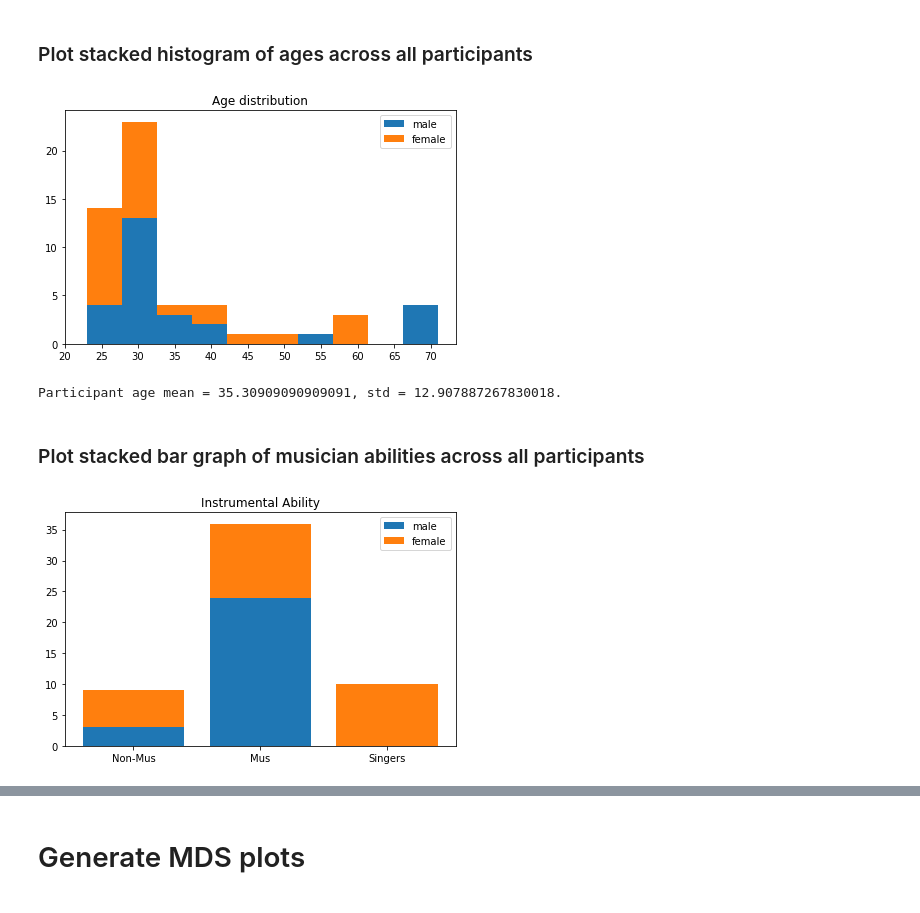
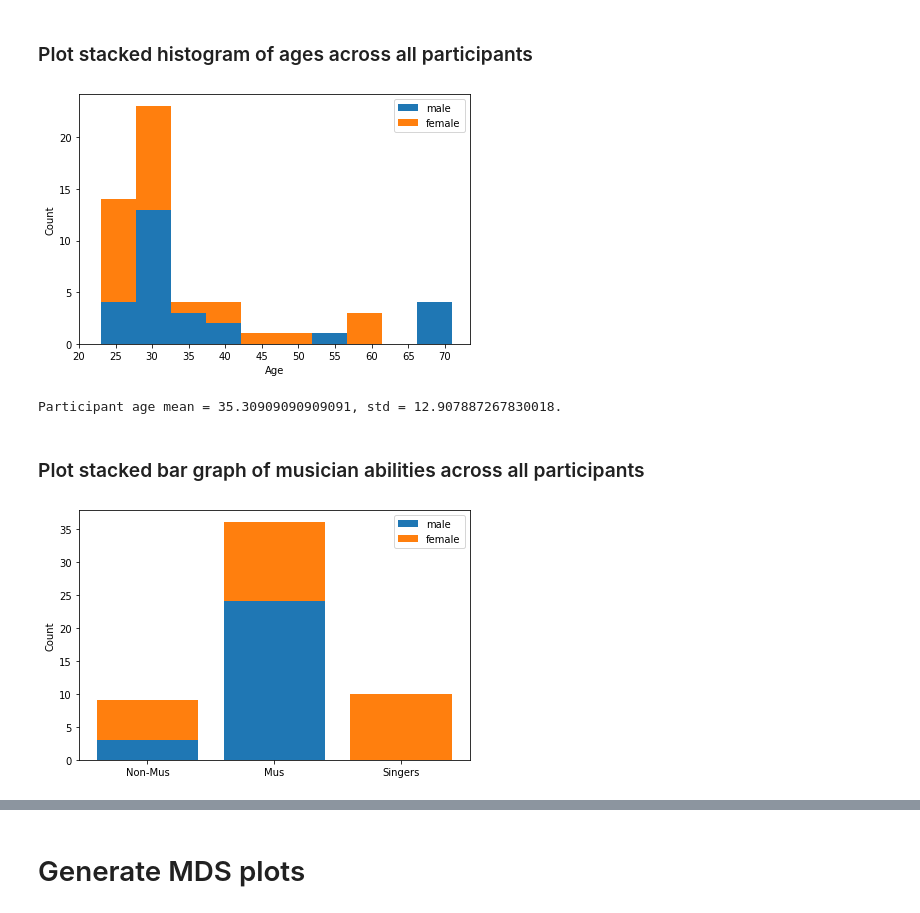
Before and after one commit to Trebolium/VoicePerception, a Jupyter notebook: Exploratory Study on Perceptual Spaces of the Singing Voice.ipynb, the cells around one changed output, grey strips where cells are left out. Drawn from its saved outputs; the diff is of its cells as text; code cells hidden in the pictures.

```diff
--- a/Exploratory Study on Perceptual Spaces of the Singing Voice.ipynb
+++ b/Exploratory Study on Perceptual Spaces of the Singing Voice.ipynb
@@ -640,8 +847,6 @@ if run_once:
     for key in h5_ram.keys():
         print(h5_ram[key].shape)
 
-    num_experiments = len(h5_ram['participantRatings'])
-    num_experiments
 else:
     raise Exception('Error. Do not run this cell a second time without restarting the kernel')
 
@@ -788,7 +1046,7 @@ for experiment_idx in range(num_experiments):
         plt.hist(flattened_dissim_matrix, bins=15)
         os.makedirs(directory_name, exist_ok=True)
         title ='Experiment_idx {0} ratings'.format(experiment_idx)
-        plt.title(title)
+        # plt.title(title)
         plt.tight_layout()
         if save_plot:
             plt.savefig(directory_name +'/' +'Experiment_idx {0} ratings'.format(experiment_idx))
@@ -834,7 +1092,7 @@ profile_array = np.empty((0,total_features))
 
 profile_label_names = ['Hearing Impairments',
                  'Listen Ability',
-                 'Musician Category',
+                 'Instrumentation',
                  'MSI score',
                  'Task Comprehension Level',
                  'Identity Recognition',
@@ -843,7 +1101,7 @@ profile_label_names = ['Hearing Impairments',
 
 profile_label_dict = {'Hearing Impairments':('Hearing Impairments',('None','Not significant')),
                  'Listen Ability':('Score',('4','5','6','7','8')),
-                 'Musician Category':('Musical Category',('Non-musician','Musician','Singer')),
+                 'Instrumentation':('Musical Category',('Non-musician','Musician','Singer')),
                  'MSI score':('Score',()),
                  'Task Comprehension Level':('Task Comprehension Level',('1','2','3','4','5')),
                  'Identity Recognition':('Score',()),
@@ -855,10 +1113,10 @@ for i in range(num_experiments):
     row = np.array([p[20], #hearImpairments
                     p[22], #listening_ability
                     p[24], #musician_category
-                    p[23], #msi_score
+                    round(float(p[23]), 2), #msi_score
                     p[25], #task comprehension
                     p[26], #similarity identification (zero_error)
-                    p[27]])#consistency
+                    round(float(p[27]), 2)])#consistency
 #     pdb.set_trace()
     row = row.reshape(-1, total_features)
     profile_array = np.append(profile_array, row, axis=0)
@@ -873,7 +1131,9 @@ for i in range(profile_array.shape[1]):
     for experiment_idx in range(num_experiments):
         if i == 5: # if similarity misenditification (zero error)
             # a list saved as a string-byte - convert to string, then to literal list
-            corrected_list = ast.literal_eval(profile_array[experiment_idx][i].decode('utf-8'))
+            profile_array_i_string = profile_array[experiment_idx][i]
+            profile_array_i_string = bytes_to_str(profile_array_i_string)
+            corrected_list = ast.literal_eval(profile_array_i_string)
             profile_feature_list.append(sum(corrected_list))
 
         else:
@@ -894,9 +1154,9 @@ for i in range(profile_array.shape[1]):
     title =f'Participant {profile_label_names[i]} {rep_type}'
     plt.xlabel(profile_label_dict[profile_label_names[i]][0])
     plt.ylabel('Count')
-    plt.title(title)
+#     # plt.title(title)
     plt.tight_layout()
-    if save_plot:
+    if True:
         plt.savefig(directory_name +'/' +title)
     plt.show()
     plt.close()
@@ -911,43 +1171,44 @@ for i in range(profile_array.shape[1]):
 # %% [markdown]
 ### Plot stacked histogram of ages across all participants
 # %%
-
 ages = []
 male_ages=[]
 female_ages=[]
 for experiment_idx in range(num_experiments):
-    ages.append(int(h5_ram['participant_info'][experiment_idx][7]))
-#     print(h5_ram['participant_info'][experiment_idx][8].decode("utf-8"))
-    if h5_ram['participant_info'][experiment_idx][8].decode("utf-8")=='m':
+    # ages.append(int(h5_ram['participant_info'][experiment_idx][7]))
+    gender_indicator = h5_ram['participant_info'][experiment_idx][8]
+    gender_indicator = bytes_to_str(gender_indicator)
+    if gender_indicator == 'm':
         gender = 0
         male_ages.append(int(h5_ram['participant_info'][experiment_idx][7]))
-    elif h5_ram['participant_info'][experiment_idx][8].decode("utf-8")=='f':
+    elif gender_indicator=='f':
         gender = 1
         female_ages.append(int(h5_ram['participant_info'][experiment_idx][7]))
     else:
-        pdb.set_trace()
         raise NotImplementedError
 
 
 plt.hist([male_ages, female_ages], stacked=True, bins=10)
 os.makedirs(directory_name, exist_ok=True)
 title ='Age distribution'
-plt.title(title)
+# # plt.title(title)
 plt.tight_layout()
 plt.xticks(range(20, 75, 5))
 labels = ['male', 'female']
 plt.legend(labels)
-if save_plot:
+plt.xlabel('Age')
+plt.ylabel('Count')
+if True:
     plt.savefig(directory_name +'/' +'Distribution of Ages')
 plt.show()
 plt.close()
 
 male_ages_array = np.asarray(male_ages)
 female_ages_array = np.asarray(female_ages)
 all_ages = np.concatenate((male_ages_array, female_ages_array))
 print('Participant age mean = {0}, std = {1}.'.format(np.mean(all_ages), np.std(all_ages)))
 # %% [output]
-[figure, old version]
+[figure, new version]
 Participant age mean = 35.30909090909091, std = 12.907887267830018.
 # %% [markdown]
 ### Plot stacked bar graph of musician abilities across all participants
@@ -962,18 +1223,22 @@ women_singer_mus= 0
 N = 3
 ind = np.arange(N)
 for experiment_idx in range(num_experiments):
-    if h5_ram['participant_info'][experiment_idx][24].decode("utf-8")=='0':
-        if h5_ram['participant_info'][experiment_idx][8].decode("utf-8")=='m':
+    music_cat_indicator = h5_ram['participant_info'][experiment_idx][24]
+    music_cat_indicator = bytes_to_str(music_cat_indicator)
+    gender_indicator = h5_ram['participant_info'][experiment_idx][8]
+    gender_indicator = bytes_to_str(gender_indicator)
+    if music_cat_indicator == '0':
+        if gender_indicator == 'm':
             men_non_mus += 1
         else:
             women_non_mus +=1
-    elif h5_ram['participant_info'][experiment_idx][24].decode("utf-8")=='1':
-        if h5_ram['participant_info'][experiment_idx][8].decode("utf-8")=='m':
+    elif music_cat_indicator == '1':
+        if gender_indicator == 'm':
             men_mus += 1
         else:
             women_mus +=1
-    elif h5_ram['participant_info'][experiment_idx][24].decode("utf-8")=='2':
-        if h5_ram['participant_info'][experiment_idx][8].decode("utf-8")=='m':
+    elif music_cat_indicator == '2':
+        if gender_indicator == 'm':
             men_singer_mus += 1
         else:
             women_singer_mus +=1
@@ -982,14 +1247,15 @@ p1 = plt.bar(ind, (men_non_mus, men_mus, men_singer_mus))
 p2 = plt.bar(ind, (women_non_mus, women_mus, women_singer_mus), bottom=(men_non_mus, men_mus, men_singer_mus))
 os.makedirs(directory_name, exist_ok=True)
 title ='Instrumental Ability'
-plt.title(title)
+# # plt.title(title)
 plt.xticks(ind, ('Non-Mus', 'Mus', 'Singers'))
 plt.tight_layout()
+plt.ylabel('Count')
 labels = ['male', 'female']
 plt.legend((p1[0], p2[0]), ('male', 'female'))
-if save_plot:
+if True:
     plt.savefig(directory_name +'/' +'Instrumental Ability')
 plt.show()
 plt.close()
 # %% [output]
-[figure, old version]
+[figure, new version]
```
Also changed, not shown: parts of 102 cells of this notebook, 2 other files.
